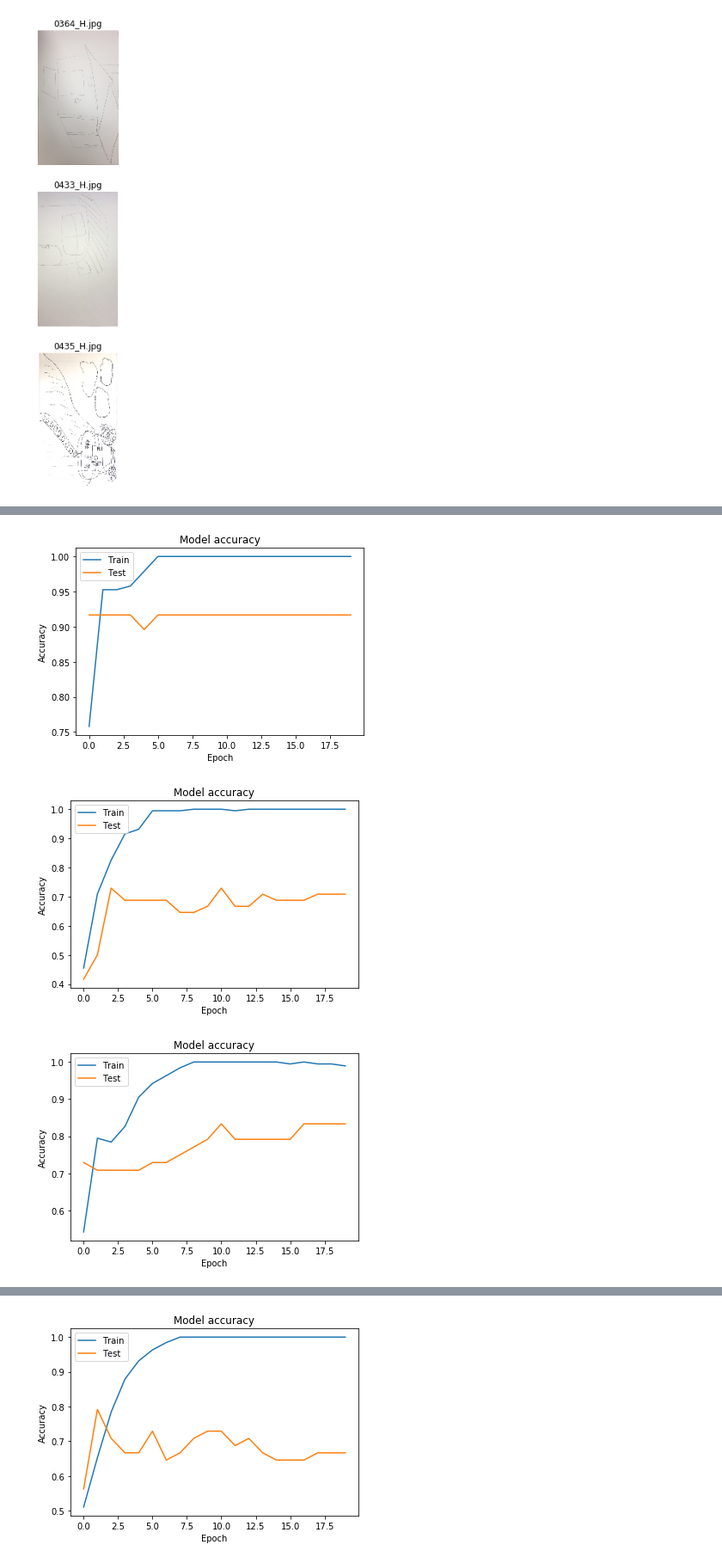
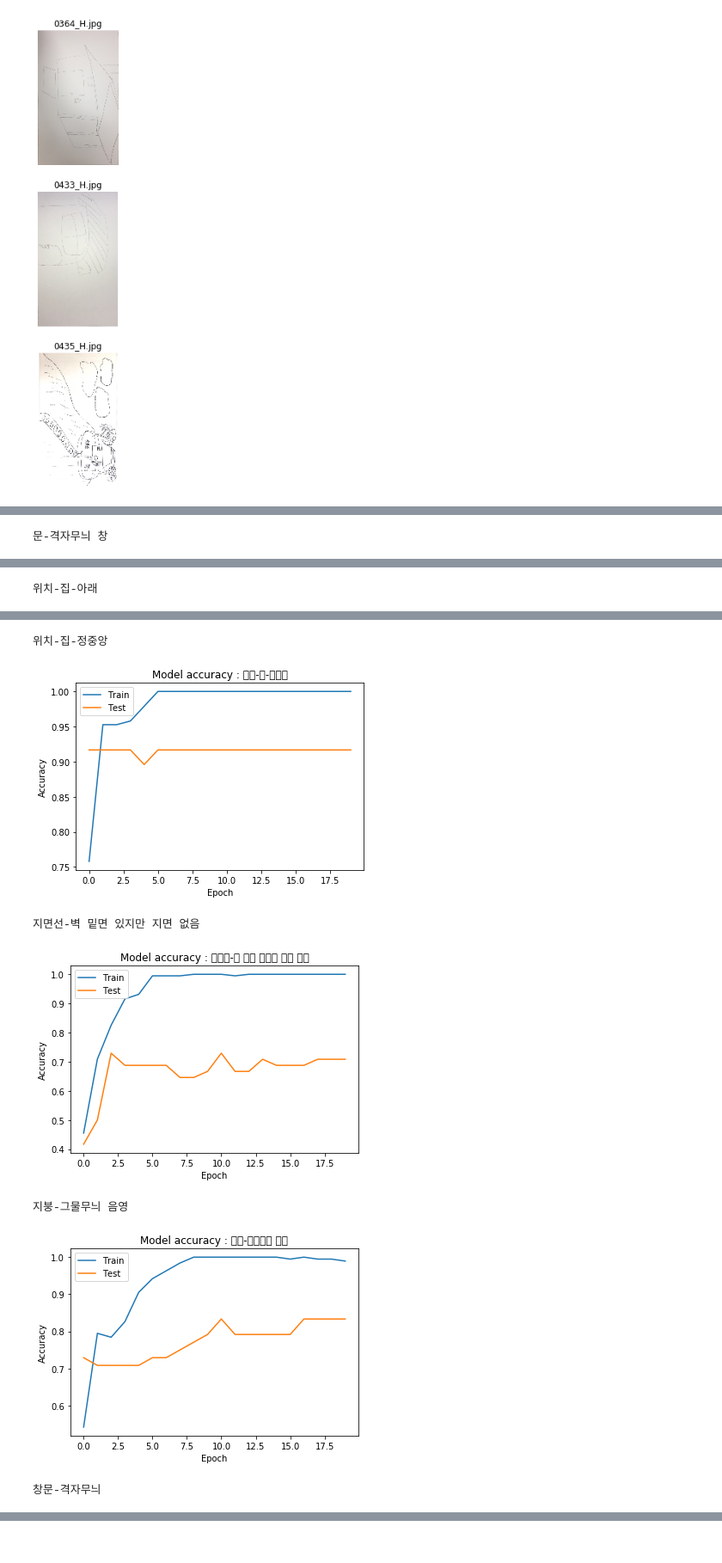
Before and after one commit to dhukim/HTP-Analysis-Project, a Jupyter notebook: image classification keras.ipynb, the cells around one changed output, grey strips where cells are left out. Shown at 86% size. Drawn from its saved outputs; the diff is of its cells as text; code cells hidden in the pictures.

```diff
--- a/image classification keras.ipynb
+++ b/image classification keras.ipynb
@@ -332,12 +332,14 @@ Epoch 20/20
 Epoch 00020: val_acc did not improve from 0.85417
 6/6 [==============================] - 71s 12s/step - loss: 0.0026 - acc: 1.0000 - val_loss: 0.8185 - val_acc: 0.8542
 # %%
-for i in range(len(house)):
+for i, data in enumerate(house):
+    print(data)
     plt.plot(history[i].history['acc'])
     plt.plot(history[i].history['val_acc'])
-    plt.title('Model accuracy')
+    plt.title('Model accuracy : ' + data)
     plt.ylabel('Accuracy')
     plt.xlabel('Epoch')
     plt.legend(['Train', 'Test'], loc='upper left')
     plt.show()
 # %% [output]
+문-격자무늬 창
@@ -344,0 +347 @@ for i in range(len(house)):
+위치-집-아래
@@ -346,3 +349,7 @@ for i in range(len(house)):
+위치-집-정중앙
-[figure, old version]
+[figure, new version]
+지면선-벽 밑면 있지만 지면 없음
-[figure, old version]
+[figure, new version]
+지붕-그물무늬 음영
-[figure, old version]
+[figure, new version]
+창문-격자무늬
@@ -350 +356,0 @@ for i in range(len(house)):
-[figure, removed]
```
Also changed, not shown: parts of 2 cells of this notebook.
